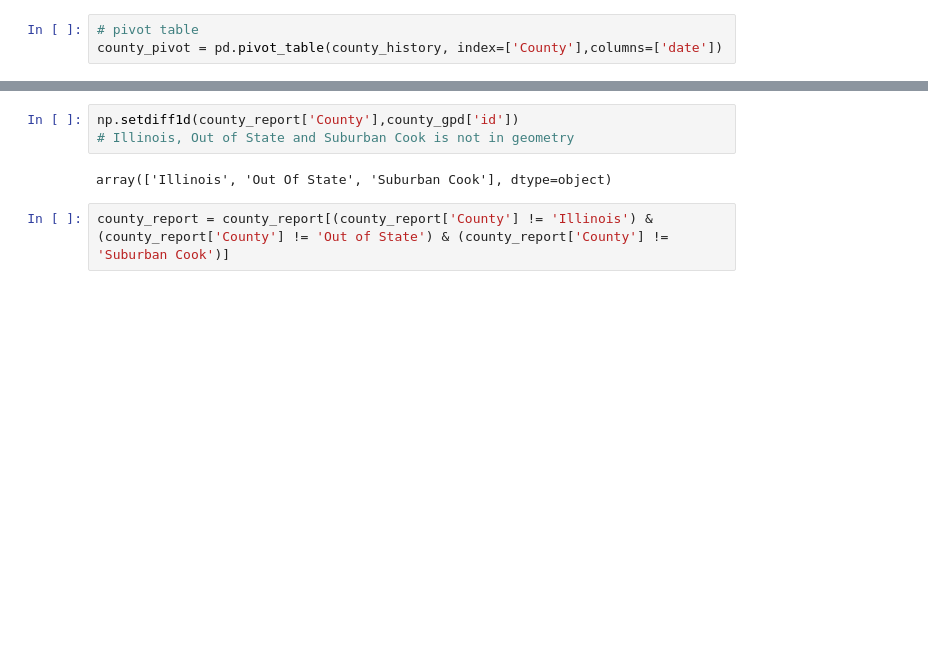
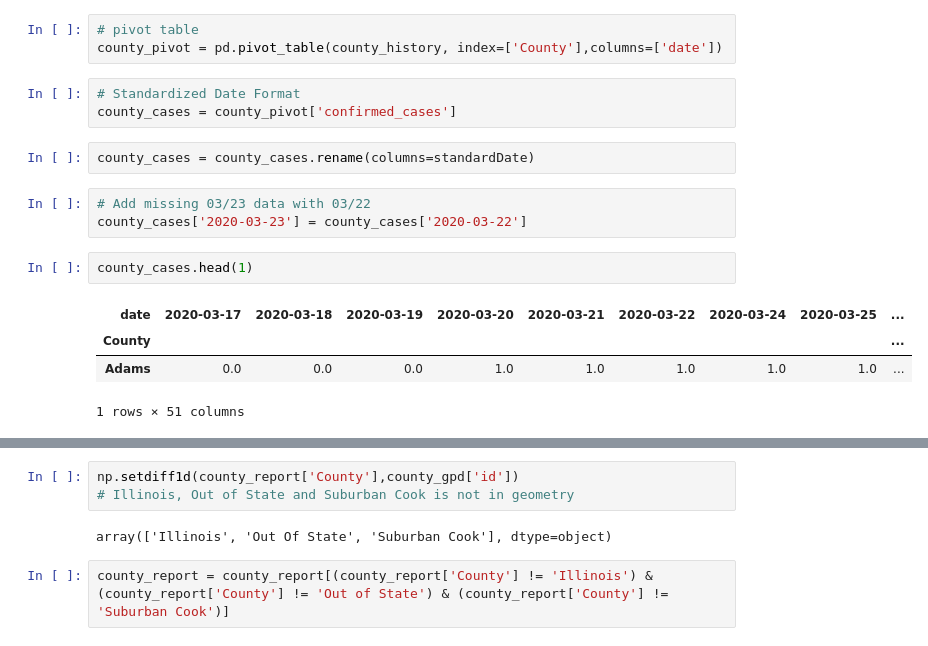
Before and after one commit to cybergis/wherecovid19_webapp, a Jupyter notebook: preprocessing/illinois/extract_zipcode.ipynb, the cells around one changed output, grey strips where cells are left out. Drawn from its saved outputs; the diff is of its cells as text; blank space fills up the shorter version.

```diff
--- a/preprocessing/illinois/extract_zipcode.ipynb
+++ b/preprocessing/illinois/extract_zipcode.ipynb
@@ -130,3 +141,18 @@ county_history = county_history[county_history['County'] != 'Unassigned']
 # %%
 # pivot table
 county_pivot = pd.pivot_table(county_history, index=['County'],columns=['date'])
+# %%
+# Standardized Date Format
+county_cases = county_pivot['confirmed_cases']
+# %%
+county_cases = county_cases.rename(columns=standardDate)
+# %%
+# Add missing 03/23 data with 03/22
+county_cases['2020-03-23'] = county_cases['2020-03-22']
+# %%
+county_cases.head(1)
+# %% [output]
+| date | 2020-03-17 | 2020-03-18 | 2020-03-19 | 2020-03-20 | 2020-03-21 | 2020-03-22 | 2020-03-24 | 2020-03-25 | ... |
+| County |  |  |  |  |  |  |  |  | ... |
+| Adams | 0.0 | 0.0 | 0.0 | 1.0 | 1.0 | 1.0 | 1.0 | 1.0 | ... |
+1 rows × 51 columns
```
Also changed, not shown: parts of 13 cells of this notebook, 5 other files.
